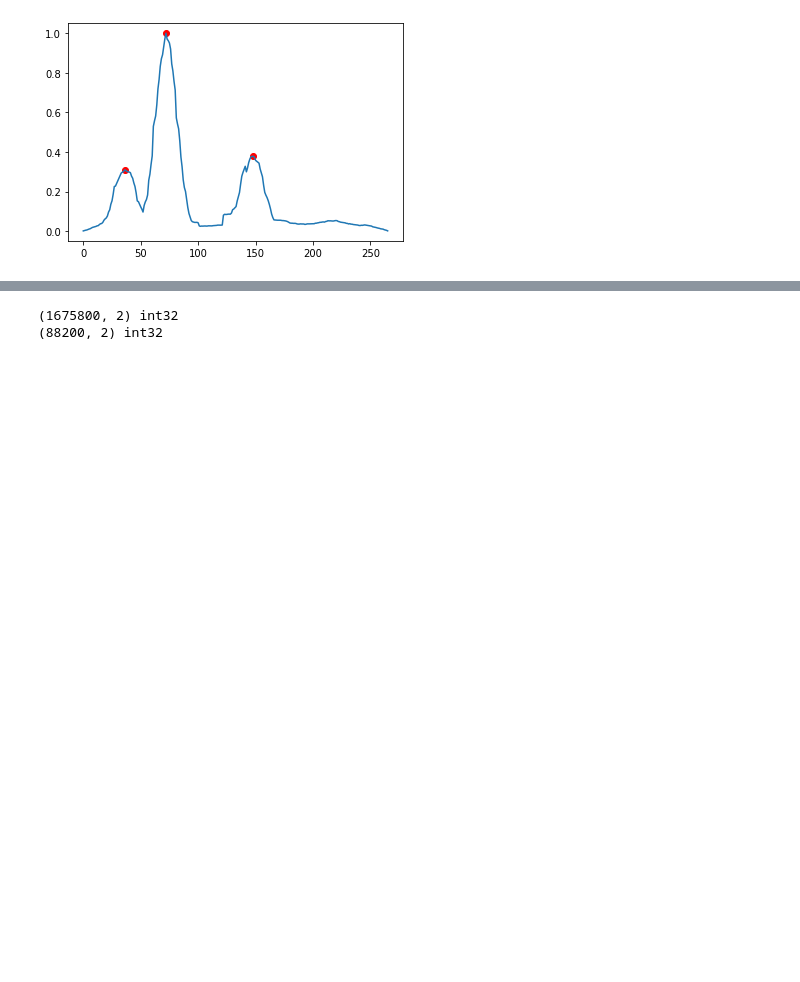
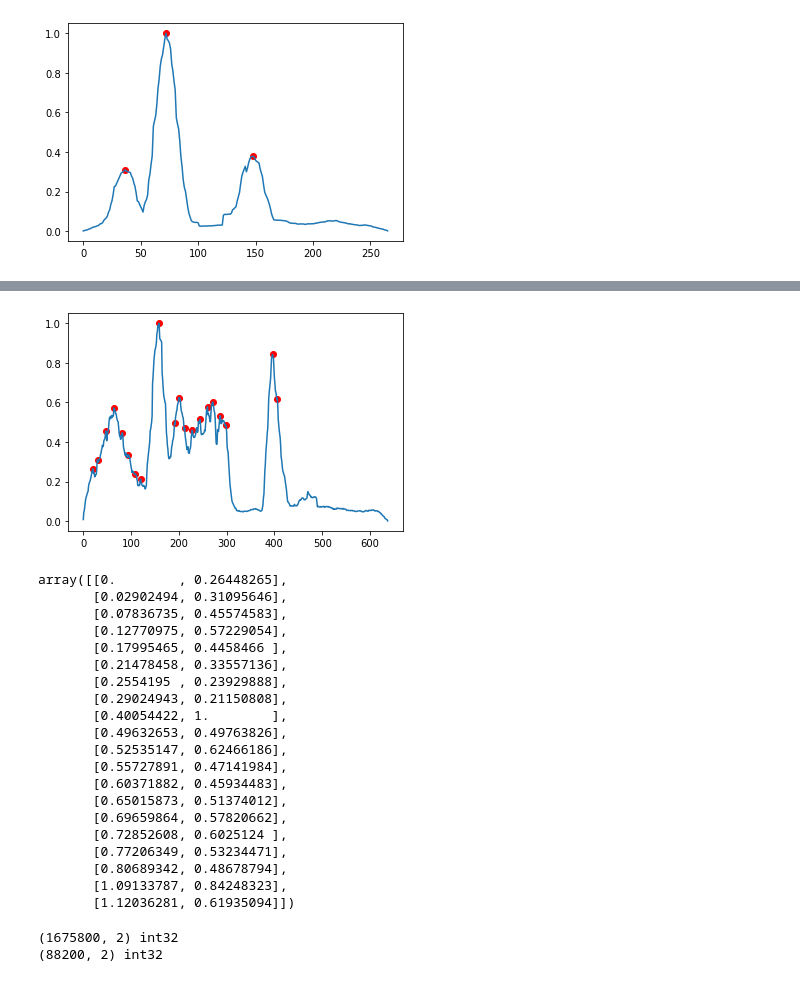
Before and after one commit to ijc8/acr, a Jupyter notebook: Strokes.ipynb, the cells around one changed output, grey strips where cells are left out. Drawn from its saved outputs; the diff is of its cells as text; code cells hidden in the pictures; blank space fills up the shorter version.

```diff
--- a/Strokes.ipynb
+++ b/Strokes.ipynb
@@ -112,3 +221,27 @@ plt.scatter(peaks, smoothed[peaks], c='red')
+# %%
+find_strokes(letters[0, 17, 16], fs, verbose=True)
+# %% [output]
+[figure, added]
+array([[0.        , 0.26448265],
+       [0.02902494, 0.31095646],
+       [0.07836735, 0.45574583],
+       [0.12770975, 0.57229054],
+       [0.17995465, 0.4458466 ],
+       [0.21478458, 0.33557136],
+       [0.2554195 , 0.23929888],
+       [0.29024943, 0.21150808],
+       [0.40054422, 1.        ],
+       [0.49632653, 0.49763826],
+       [0.52535147, 0.62466186],
+       [0.55727891, 0.47141984],
+       [0.60371882, 0.45934483],
+       [0.65015873, 0.51374012],
+       [0.69659864, 0.57820662],
+       [0.72852608, 0.6025124 ],
+       [0.77206349, 0.53234471],
+       [0.80689342, 0.48678794],
+       [1.09133787, 0.84248323],
+       [1.12036281, 0.61935094]])
 # %%
 fs, x = scipy.io.wavfile.read("letter_runs/1-A-SM.wav")
 print(x.shape, x.dtype)
```
Also changed, not shown: parts of 7 cells of this notebook.
